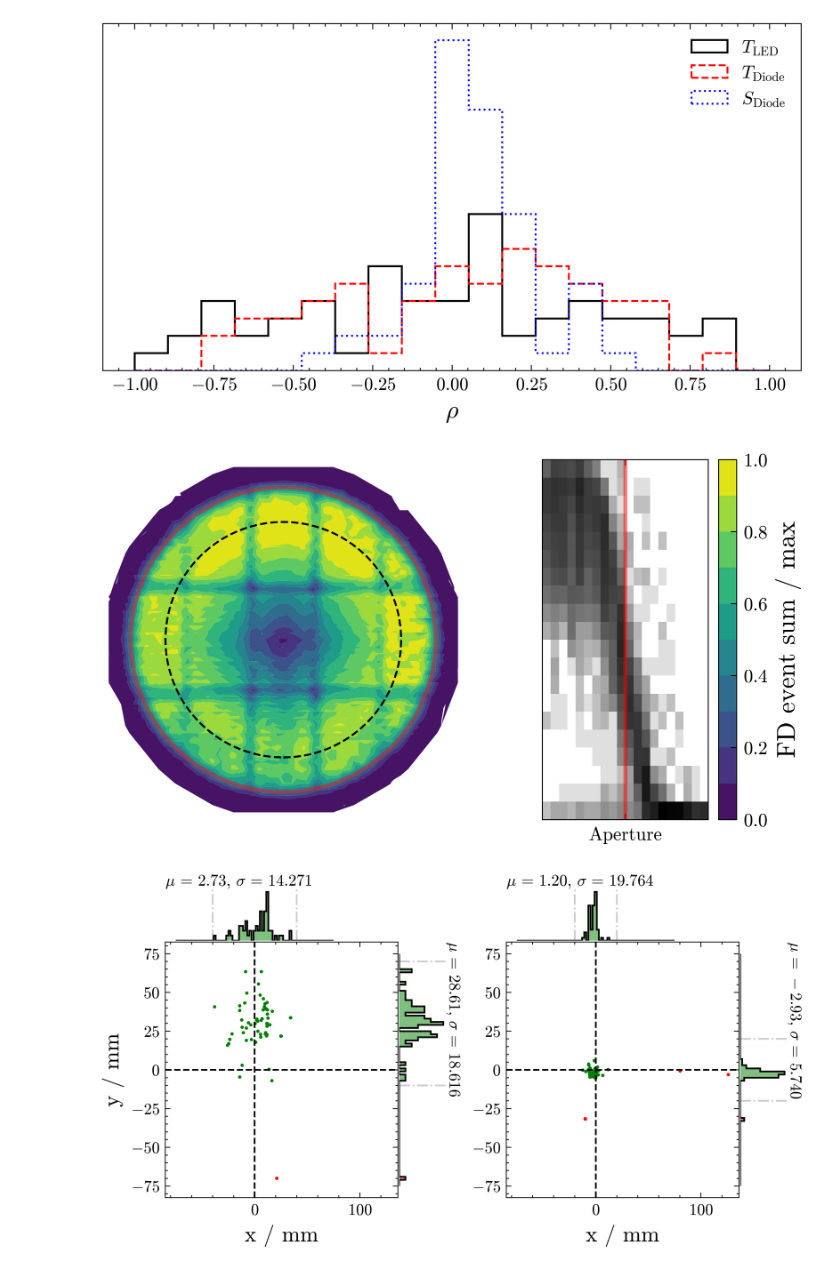
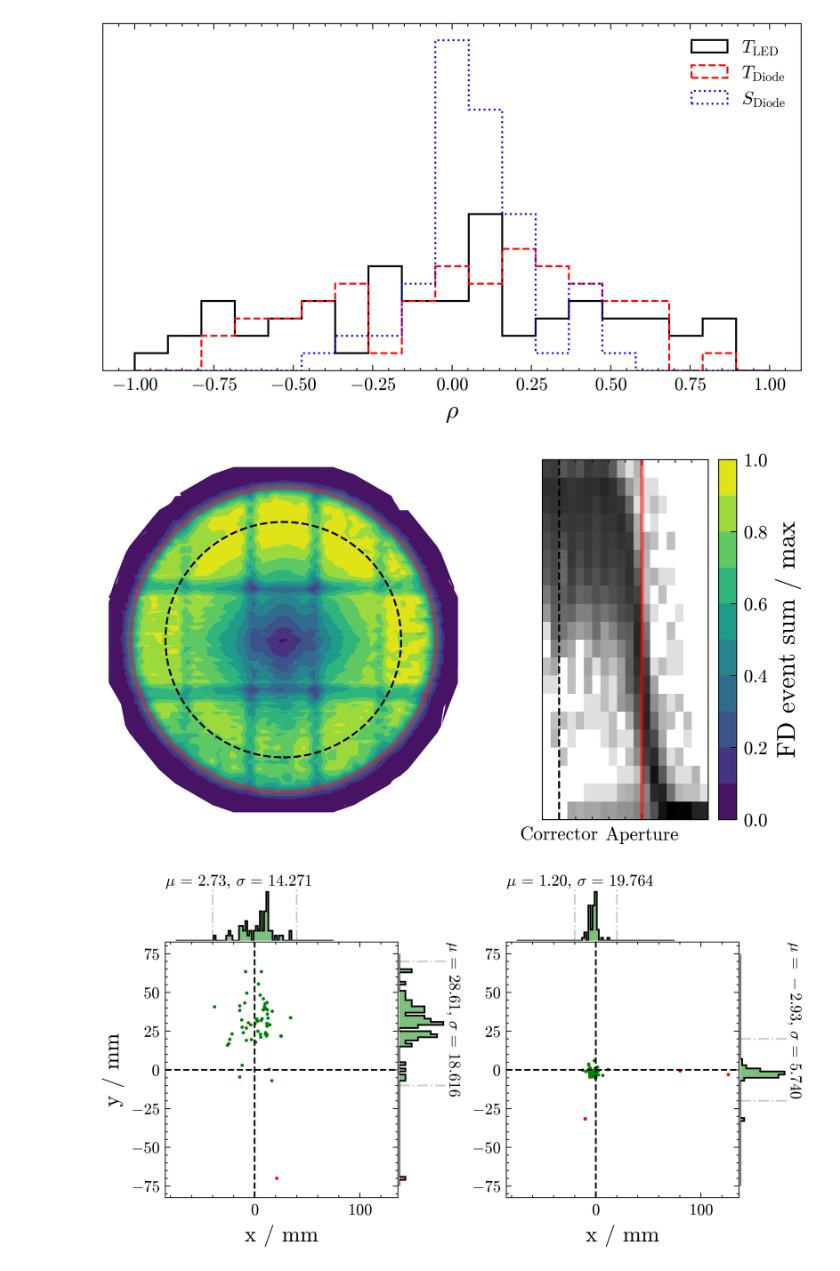
Before and after one commit to Quizznor/phd-thesis, a Jupyter notebook: Projects/XYScanner/QualityCheck/quality_cuts.ipynb, the cells around one changed output. Drawn from its saved outputs; the diff is of its cells as text; code cells hidden in the pictures.

```diff
--- a/Projects/XYScanner/QualityCheck/quality_cuts.ipynb
+++ b/Projects/XYScanner/QualityCheck/quality_cuts.ipynb
@@ -106,7 +106,6 @@ base = '/home/filip/Desktop/xy-quality-files'
 
 t_led, t_phd = [], []
 drift_t_led, drift_t_phd = [], []
-pulse_length_variation = []
 noise_phd, drift_phd = [], []
 x, y, s = [], [], []
 mean_x, mean_y = [], []
@@ -153,7 +152,6 @@ for run in os.listdir(base):
         drift_phd.append(np.corrcoef(data['phd_signal'], data['time'])[0, 1])
 
         # pulse_length += list(data['pulse_length'] * heat_factor)
-        pulse_length_variation.append(data['pulse_length_variation'])
         missing.append(data['pulses_lost'])
 
         xs, ys, f = data['flashes']
@@ -272,34 +263,34 @@ plt.legend()
 # %%
 # curtain check
 
 from scipy.interpolate import griddata
 
 fig, (ax1, ax2) = plt.subplots(1, 2, width_ratios=[1, 0.4])
 
 xii = yii = np.arange(-1300,1300,1)
 xi,yi = np.meshgrid(xii,yii)
 zi = griddata((x,y),s,(xi,yi),method='linear', rescale=True)
 
 AddApertureEtcToPlot(ax1)
 contour = ax1.contourf(xi,yi,zi, np.linspace(0, 1, 11, endpoint=True), antialiased=True)
 
 _ = ax2.hist2d(np.sqrt(np.array(x)**2 + np.array(y)**2), s, bins=[20, 20],
-               range=([900, 1300], [0, 1]), norm='symlog', cmap='binary')
+               range=([800, 1300], [0, 1]), norm='symlog', cmap='binary')
 # data, _, _ = np.histogram2d(np.sqrt(np.array(x)**2 + np.array(y)**2), s,
 #                          bins=[20, 20], range=([500, 1300], [0, 1]))
 # ax2.imshow(data, origin='lower', extent=(500, 1300, 0, 1), aspect='auto', norm='symlog')
 plt.colorbar(contour, ax=ax2, label='FD event sum / max')
 ax2.axvline(1100, c='r', lw=2, alpha = 0.5)
 ax2.axvline(850, c='k', ls='--')
 # ax2.set_xlim(1080)
 ax2.set_yticks([])
-ax2.set_xticks([1100], ['Aperture'])
+ax2.set_xticks([850, 1100], ['Corrector', 'Aperture'])
 ax1.axis('off')
 # ax2.set_xscale('log')
 
 plt.subplots_adjust(wspace=0)
 # %% [output]
-[figure, old version]
+[figure, new version]
 # %%
 # anisotropy
 
```
Also changed, not shown: parts of 7 cells of this notebook, 2 other files.
